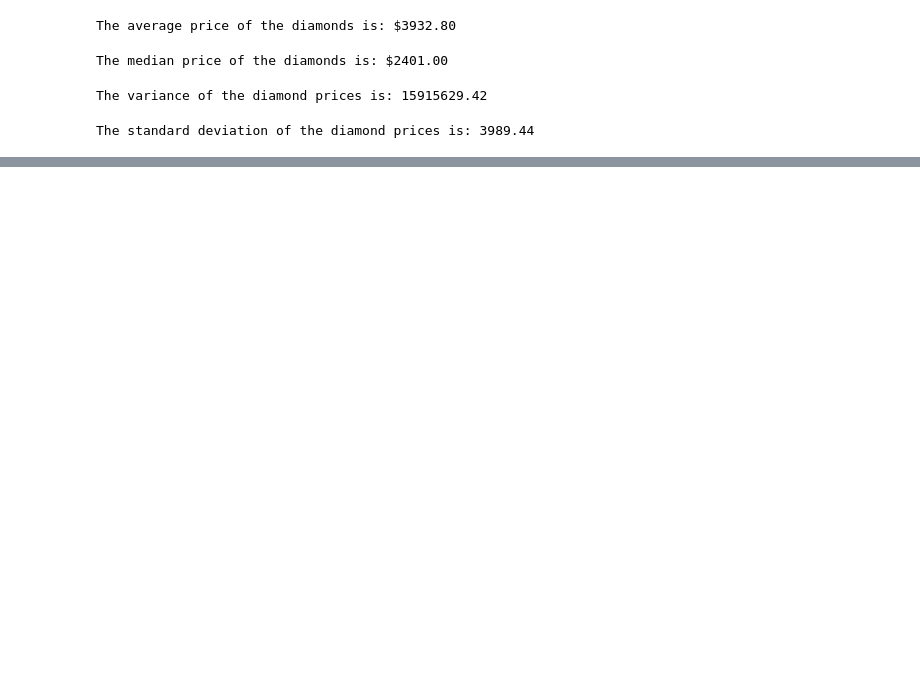
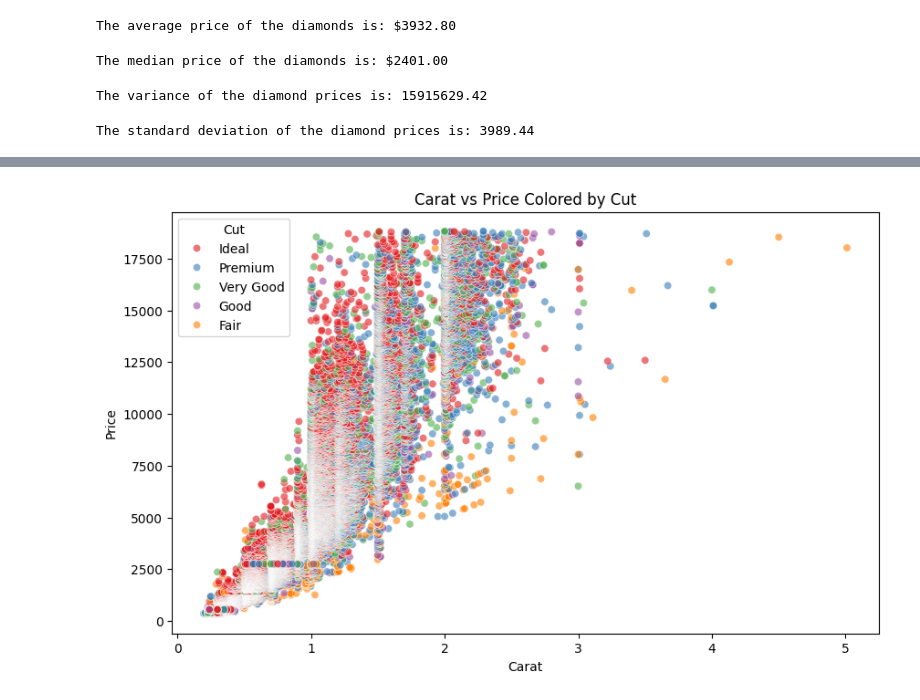
Before and after one commit to Raghav0079/XGBoost-project---1-, a Jupyter notebook: code.ipynb, the cells around one changed output, grey strips where cells are left out. Saved outputs shown, nothing was run; the diff lists cells and outputs as text; code cells hidden in the pictures; blank space fills up the shorter version.

```diff
--- a/code.ipynb
+++ b/code.ipynb
@@ -83,0 +137,14 @@ The standard deviation of the diamond prices is: 3989.44
+# %%
+# Bivariate Analysis
+
+# Scatter plot for carat vs price
+plt.figure(figsize=(10, 6))
+sns.scatterplot(data=df, x='carat', y='price', hue='cut',
+                palette='Set1', alpha=0.6)
+plt.title('Carat vs Price Colored by Cut')
+plt.xlabel('Carat')
+plt.ylabel('Price')
+plt.legend(title='Cut')
+plt.show()
+# %% [output]
+[figure, added]
```
Also changed, not shown: parts of 9 cells of this notebook.
